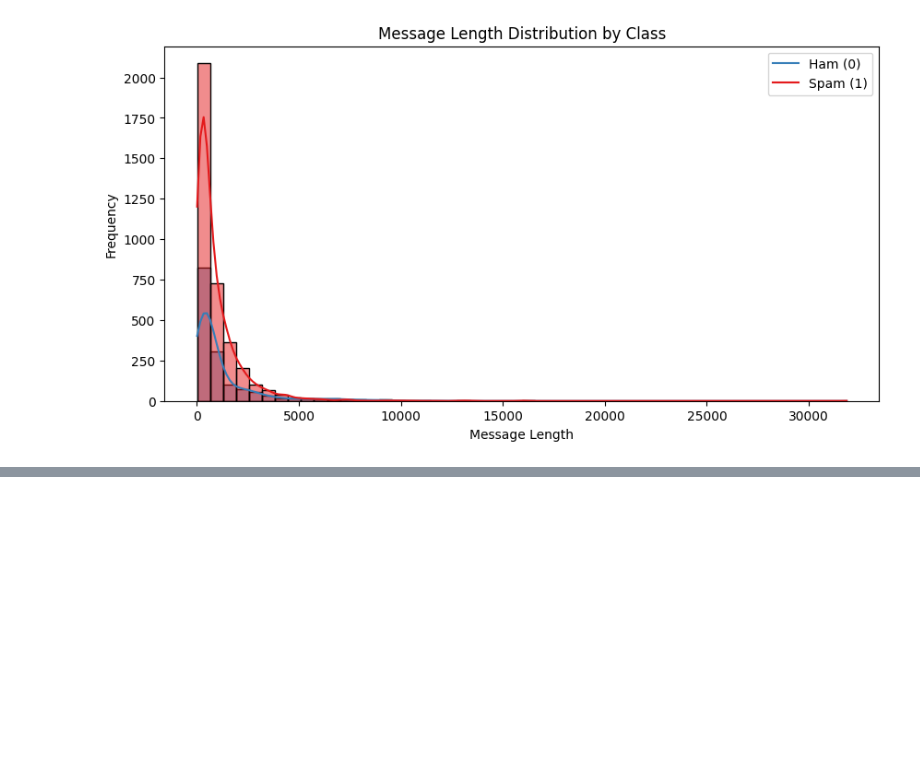
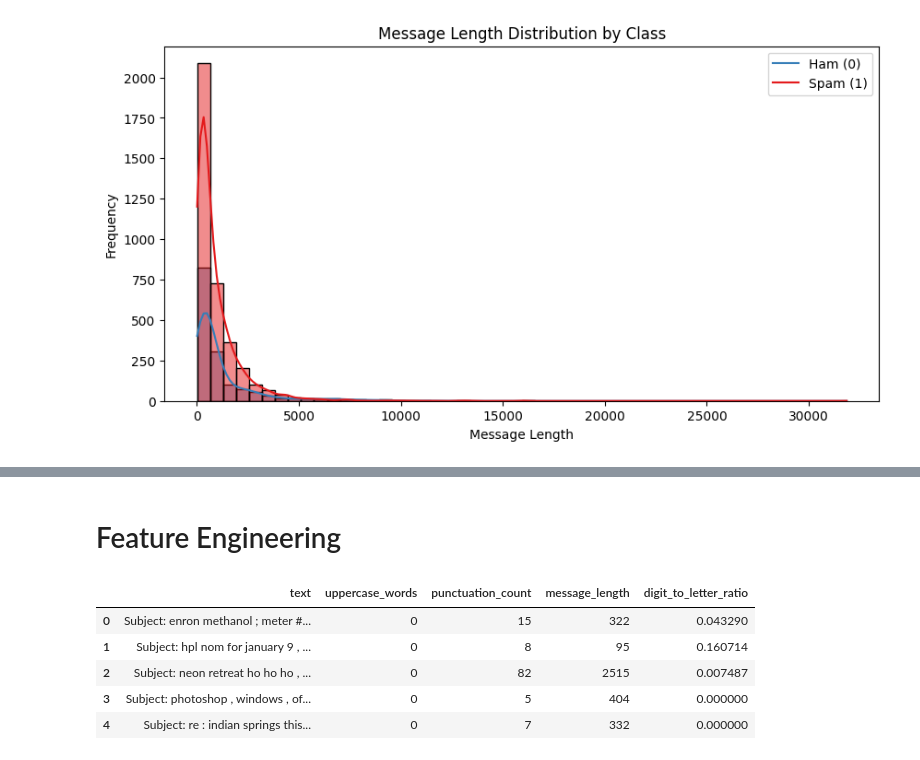
Before and after one commit to BarraHarrison/Spam-Detection, a Jupyter notebook: main.ipynb, the cells around one changed output, grey strips where cells are left out. Saved outputs shown, nothing was run; the diff lists cells and outputs as text; code cells hidden in the pictures; blank space fills up the shorter version.

```diff
--- a/main.ipynb
+++ b/main.ipynb
@@ -232,0 +237,18 @@ plt.show()
+# %%
+stop_words = set(stopwords.words('english'))
+ps = PorterStemmer()
+
+def preprocess_text(text):
+    # Remove punctuation
+    text = text.translate(str.maketrans('', '', string.punctuation))
+    # Convert to lowercase and tokenize
+    words = text.lower().split()
+    # Remove stopwords and apply stemming
+    filtered_words = [ps.stem(word) for word in words if word not in stop_words]
+    return ' '.join(filtered_words)
+
+# Apply preprocessing
+df['clean_text'] = df['text'].apply(preprocess_text)
+
+# Show before and after for a sanity check
+df[['text', 'clean_text']].head()
@@ -232,0 +470,31 @@ plt.show()
+# %% [markdown]
+# Feature Engineering
+# %%
+import re
+
+# Number of uppercase words in each message
+df['uppercase_words'] = df['text'].apply(lambda x: sum(1 for word in x.split() if word.isupper()))
+
+# Count of punctuation marks
+df['punctuation_count'] = df['text'].apply(lambda x: sum(1 for char in x if char in string.punctuation))
+
+# Message length (total number of characters)
+df['message_length'] = df['text'].apply(len)
+
+# Ratio of digits to letters
+def digit_letter_ratio(text):
+    digits = sum(c.isdigit() for c in text)
+    letters = sum(c.isalpha() for c in text)
+    return digits / letters if letters > 0 else 0
+
+df['digit_to_letter_ratio'] = df['text'].apply(digit_letter_ratio)
+
+# Preview the new engineered features
+df[['text', 'uppercase_words', 'punctuation_count', 'message_length', 'digit_to_letter_ratio']].head()
+# %% [output]
+|  | text | uppercase_words | punctuation_count | message_length | digit_to_letter_ratio |
+| 0 | Subject: enron methanol ; meter #... | 0 | 15 | 322 | 0.043290 |
+| 1 | Subject: hpl nom for january 9 , ... | 0 | 8 | 95 | 0.160714 |
+| 2 | Subject: neon retreat ho ho ho , ... | 0 | 82 | 2515 | 0.007487 |
+| 3 | Subject: photoshop , windows , of... | 0 | 5 | 404 | 0.000000 |
+| 4 | Subject: re : indian springs this... | 0 | 7 | 332 | 0.000000 |
```
Also changed, not shown: parts of 24 cells of this notebook.
